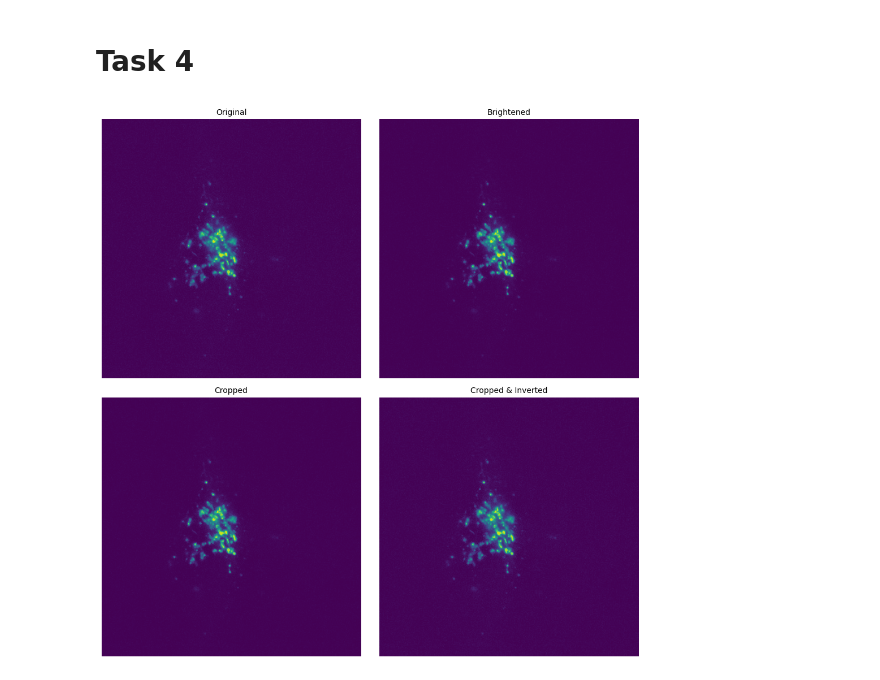
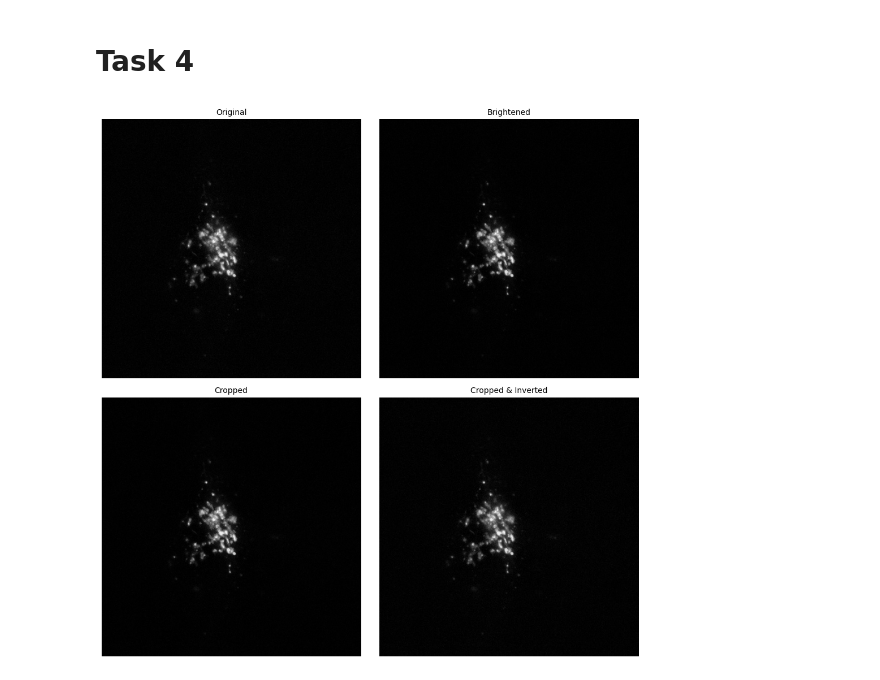
Before and after one commit to SPS-SP2273/learning-portfolio-2024-aug-immunoglobulinaustin, a Jupyter notebook: application_challenge/a_picture_worth_thousands_of_data_points/a_picture_worth_thousands_of_data_points.ipynb, the cells around one changed output. Cells and saved outputs as stored; diff of their text form; code cells hidden in the pictures.

```diff
--- a/application_challenge/a_picture_worth_thousands_of_data_points/a_picture_worth_thousands_of_data_points.ipynb
+++ b/application_challenge/a_picture_worth_thousands_of_data_points/a_picture_worth_thousands_of_data_points.ipynb
@@ -88,41 +88,40 @@ plt.show()
 # %% [markdown]
 # Task 4
 # %%
-img = plt.imread('golgi-movie_robert_frame_11_gray.jpg')
+img = plt.imread('golgi-movie_robert_frame_11_gray.jpg') #reads the image and returns as numpy array
 fig, ax = plt.subplots(nrows=2, ncols=2, figsize=(10, 10))
 
 #assigning them into their 2D array position
 ax_original = ax[0, 0]
 ax_brightened = ax[0, 1]
 ax_cropped = ax[1, 0]
 ax_cropped_inverted = ax[1, 1]
 
 #Plotting
-ax[0, 0].imshow(img)
+ax[0, 0].imshow(img, cmap='gray')
 ax[0, 0].set_title('Original', fontsize = 10)
 ax[0, 0].axis('off') #removing axis for this subplot
 
 #For brightening of img
-brightened_img = img.astype(np.float32) #converting uint8 to float32, so can do masking
+brightened_img = img.astype(np.float32) #converting uint8 to float32, so can do masking. uint8 result might exceed 255, leading to error
 mask = brightened_img > 50
 brightened_img[mask] = brightened_img[mask] * 1.5 #if values >50, *1.5 and replace brightened_img
 #numpy.where()
 
-
-ax[0, 1].imshow(brightened_img)
+ax[0, 1].imshow(brightened_img, cmap='gray')
 ax[0, 1].set_title('Brightened', fontsize = 10)
 ax[0, 1].axis('off')
 
 # cropped_img = util.crop(brightened_img, ((1000 , 1000), (1500, 1500))), trial and error
-ax[1, 0].imshow(brightened_img)
+ax[1, 0].imshow(brightened_img, cmap='gray')
 ax[1, 0].set_title('Cropped', fontsize = 10)
 ax[1, 0].axis('off')
 
-ax[1, 1].imshow(img)
+ax[1, 1].imshow(img, cmap='gray')
 ax[1, 1].set_title('Cropped & Inverted', fontsize = 10)
 ax[1, 1].axis('off')
 
 plt.tight_layout()
 plt.show()
 # %% [output]
-[figure, old version]
+[figure, new version]
```
